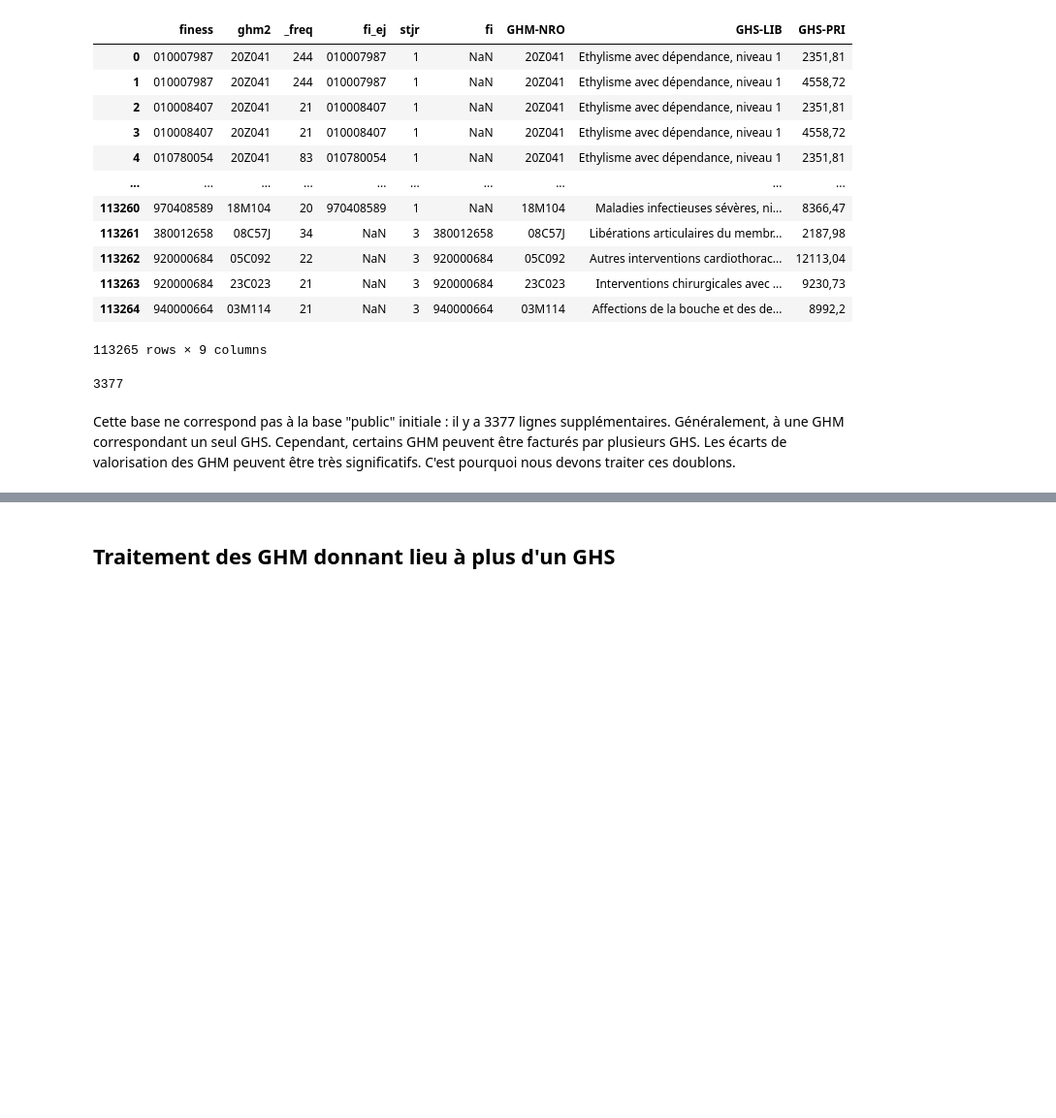
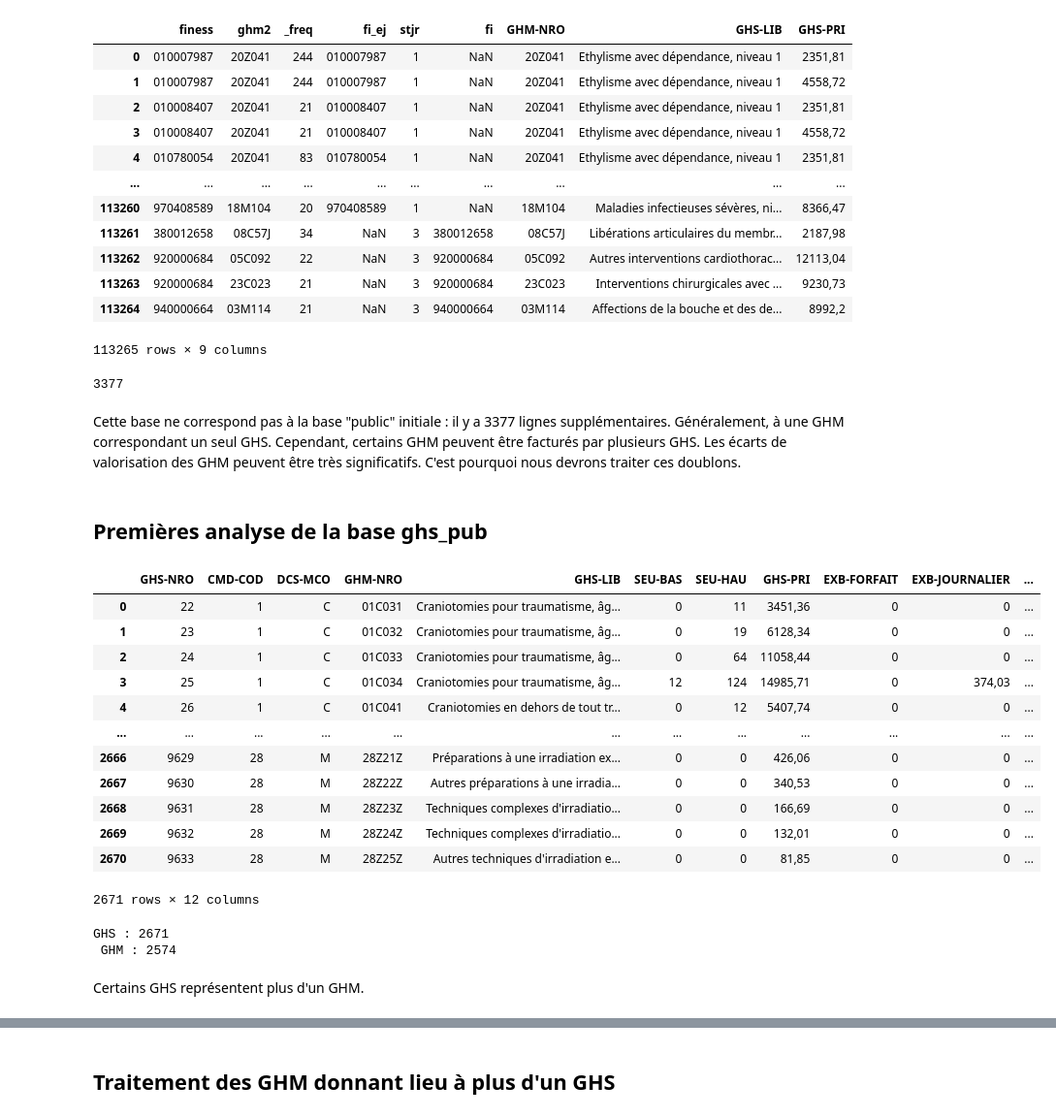
Before and after one commit to VincianeDesbois/Hopitaux_Production, a Jupyter notebook: Variable d'interet.ipynb, the cells around one changed output, grey strips where cells are left out. Shown at 97% size. Drawn from its saved outputs; the diff is of its cells as text; code cells hidden in the pictures; blank space fills up the shorter version.

```diff
--- a/Variable d'interet.ipynb
+++ b/Variable d'interet.ipynb
@@ -250,4 +252,22 @@ activ_public
 # %% [output]
 3377
 # %% [markdown]
-Cette base ne correspond pas à la base "public" initiale : il y a 3377 lignes supplémentaires. Généralement, à une GHM correspondant un seul GHS. Cependant, certains GHM peuvent être facturés par plusieurs GHS. Les écarts de valorisation des GHM peuvent être très significatifs. C'est pourquoi nous devons traiter ces doublons.
+Cette base ne correspond pas à la base "public" initiale : il y a 3377 lignes supplémentaires. Généralement, à une GHM correspondant un seul GHS. Cependant, certains GHM peuvent être facturés par plusieurs GHS. Les écarts de valorisation des GHM peuvent être très significatifs. C'est pourquoi nous devrons traiter ces doublons.
+# %% [markdown]
+## Premières analyse de la base ghs_pub
+# %%
+ghs_pub
+# %% [output]
+|  | GHS-NRO | CMD-COD | DCS-MCO | GHM-NRO | GHS-LIB | SEU-BAS | SEU-HAU | GHS-PRI | EXB-FORFAIT | EXB-JOURNALIER | ... |
+| 0 | 22 | 1 | C | 01C031 | Craniotomies pour traumatisme, âg... | 0 | 11 | 3451,36 | 0 | 0 | ... |
+| 1 | 23 | 1 | C | 01C032 | Craniotomies pour traumatisme, âg... | 0 | 19 | 6128,34 | 0 | 0 | ... |
+| 2 | 24 | 1 | C | 01C033 | Craniotomies pour traumatisme, âg... | 0 | 64 | 11058,44 | 0 | 0 | ... |
+| 3 | 25 | 1 | C | 01C034 | Craniotomies pour traumatisme, âg... | 12 | 124 | 14985,71 | 0 | 374,03 | ... |
+| 4 | 26 | 1 | C | 01C041 | Craniotomies en dehors de tout tr... | 0 | 12 | 5407,74 | 0 | 0 | ... |
+| ... | ... | ... | ... | ... | ... | ... | ... | ... | ... | ... | ... |
+| 2666 | 9629 | 28 | M | 28Z21Z | Préparations à une irradiation ex... | 0 | 0 | 426,06 | 0 | 0 | ... |
+| 2667 | 9630 | 28 | M | 28Z22Z | Autres préparations à une irradia... | 0 | 0 | 340,53 | 0 | 0 | ... |
+| 2668 | 9631 | 28 | M | 28Z23Z | Techniques complexes d'irradiatio... | 0 | 0 | 166,69 | 0 | 0 | ... |
+| 2669 | 9632 | 28 | M | 28Z24Z | Techniques complexes d'irradiatio... | 0 | 0 | 132,01 | 0 | 0 | ... |
+| 2670 | 9633 | 28 | M | 28Z25Z | Autres techniques d'irradiation e... | 0 | 0 | 81,85 | 0 | 0 | ... |
+2671 rows × 12 columns
@@ -253,0 +278,7 @@ Cette base ne correspond pas à la base "public" initiale : il y a 3377 lignes s
+# %%
+print( 'GHS :', ghs_pub['GHS-NRO'].nunique(), '\n', 'GHM :', ghs_pub['GHM-NRO'].nunique())
+# %% [output]
+GHS : 2671
+ GHM : 2574
+# %% [markdown]
+Certains GHS représentent plus d'un GHM.
```
Also changed, not shown: parts of 109 cells of this notebook.
